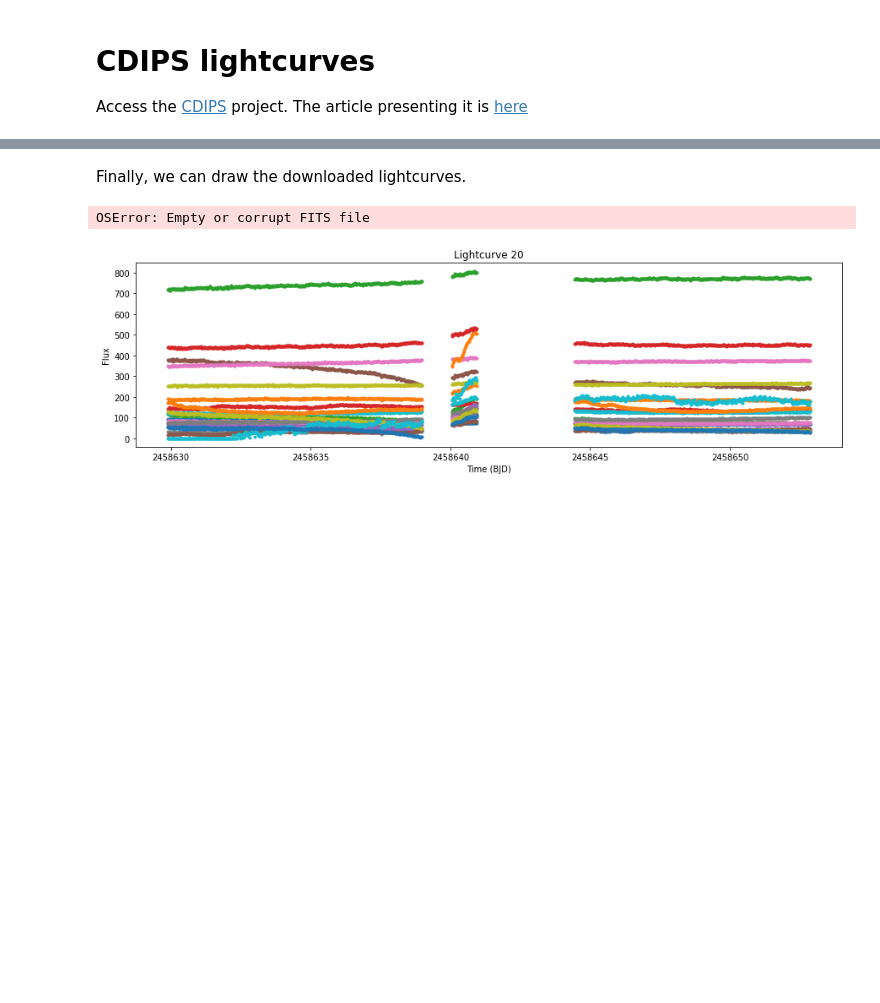
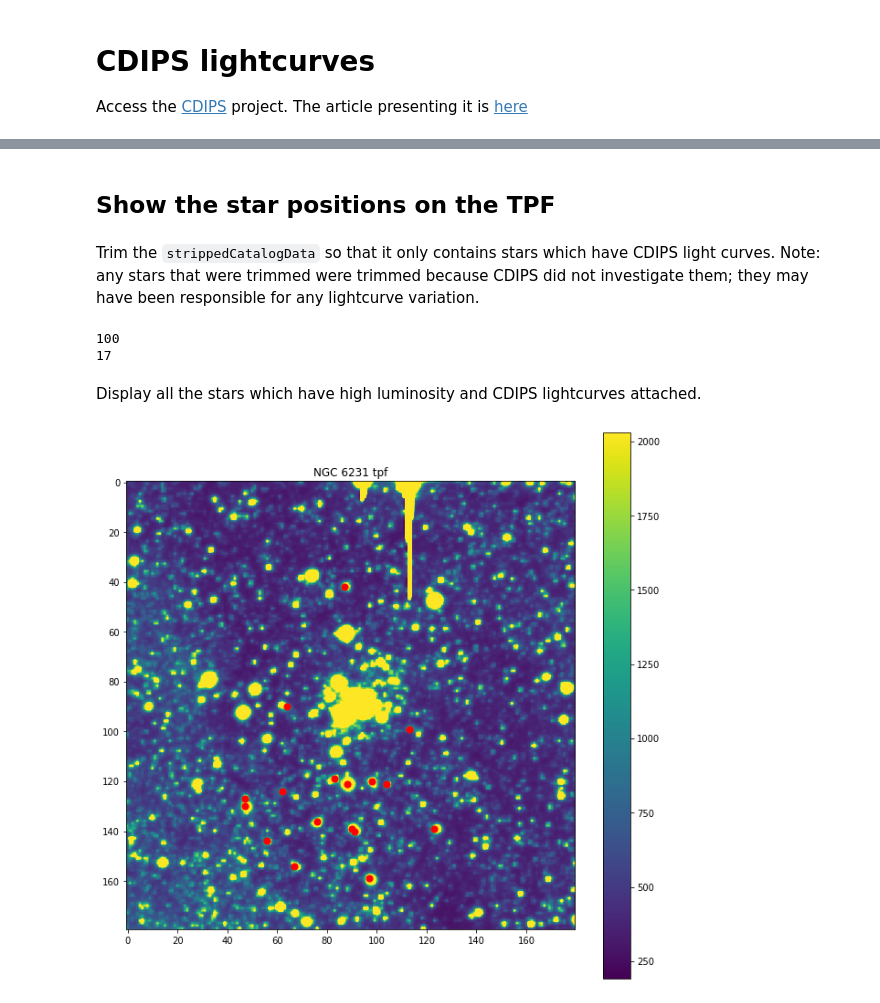
Before and after one commit to JackDinsmore/photometry-age-dating, a Jupyter notebook: astroquery-lightcurves/cdips-test.ipynb, the cells around one changed output, grey strips where cells are left out. Saved outputs shown, nothing was run; the diff lists cells and outputs as text; code cells hidden in the pictures; blank space fills up the shorter version.

```diff
--- a/astroquery-lightcurves/cdips-test.ipynb
+++ b/astroquery-lightcurves/cdips-test.ipynb
@@ -132,17 +161,2 @@ WARNING: NoResultsWarning: Query returned no results. [astroquery.mast.core]
-# %% [markdown]
-Finally, we can draw the downloaded lightcurves.
-# %%
-fig, ax = plt.subplots(ncols=1, figsize=(15, 4))
-
-#-- Open the spectrum and plot
-for i in range(len(manifest)):
-    hdu = fits.open(manifest[i][0])
-    #print(hdu[1].columns)
-    ax.scatter(hdu[1].data['TMID_BJD'].ravel(), hdu[1].data['IFL1'].ravel(), marker='.')
-    ax.ticklabel_format(useOffset=False, style='plain');
-    ax.set_xlabel('Time (BJD)');
-    ax.set_ylabel('Flux');
-    ax.set_title("Lightcurve " + str(i))
-# %% [output]
-OSError: Empty or corrupt FITS file
-[figure, removed]
+# %% [markdown]
+## Show the star positions on the TPF
@@ -148,0 +207,38 @@ OSError: Empty or corrupt FITS file
+# %% [markdown]
+Trim the `strippedCatalogData` so that it only contains stars which have CDIPS light curves. Note: any stars that were trimmed were trimmed because CDIPS did not investigate them; they may have been responsible for any lightcurve variation.
+# %%
+cdipsCatalogData = strippedCatalogData[:]
+
+print(len(cdipsCatalogData))
+i = 0
+while i < len(cdipsCatalogData):
+    starFound = False
+    for j in range(len(obs_table['s_ra'])):
+        if abs(obs_table[j]['s_ra'] - cdipsCatalogData[i]['ra']) <= ANGLE_ERROR:
+            if abs(obs_table[j]['s_dec'] - cdipsCatalogData[i]['dec']) <= ANGLE_ERROR:
+                starFound = True
+                break
+    if not starFound:
+        del cdipsCatalogData[i]
+        i -= 1
+    i += 1
+
+print(len(cdipsCatalogData))
+# %% [output]
+100
+17
+# %% [markdown]
+Display all the stars which have high luminosity and CDIPS lightcurves attached.
+# %%
+cluster = Cluster(CLUSTER)
+ax1 = cluster.displayTPF()
+
+for i in range(len(cdipsCatalogData)):
+    ra = cdipsCatalogData[i]["ra"]
+    dec = cdipsCatalogData[i]["dec"]
+    ticid = cdipsCatalogData[i]["ID"]
+
+    x, y = cluster.getPixelPos(ra, dec, ticid)
+    ax1.scatter(x, y, s=50, c='r')
+# %% [output]
+[figure, added]
```
Also changed, not shown: parts of 16 cells of this notebook, 2 other files.
